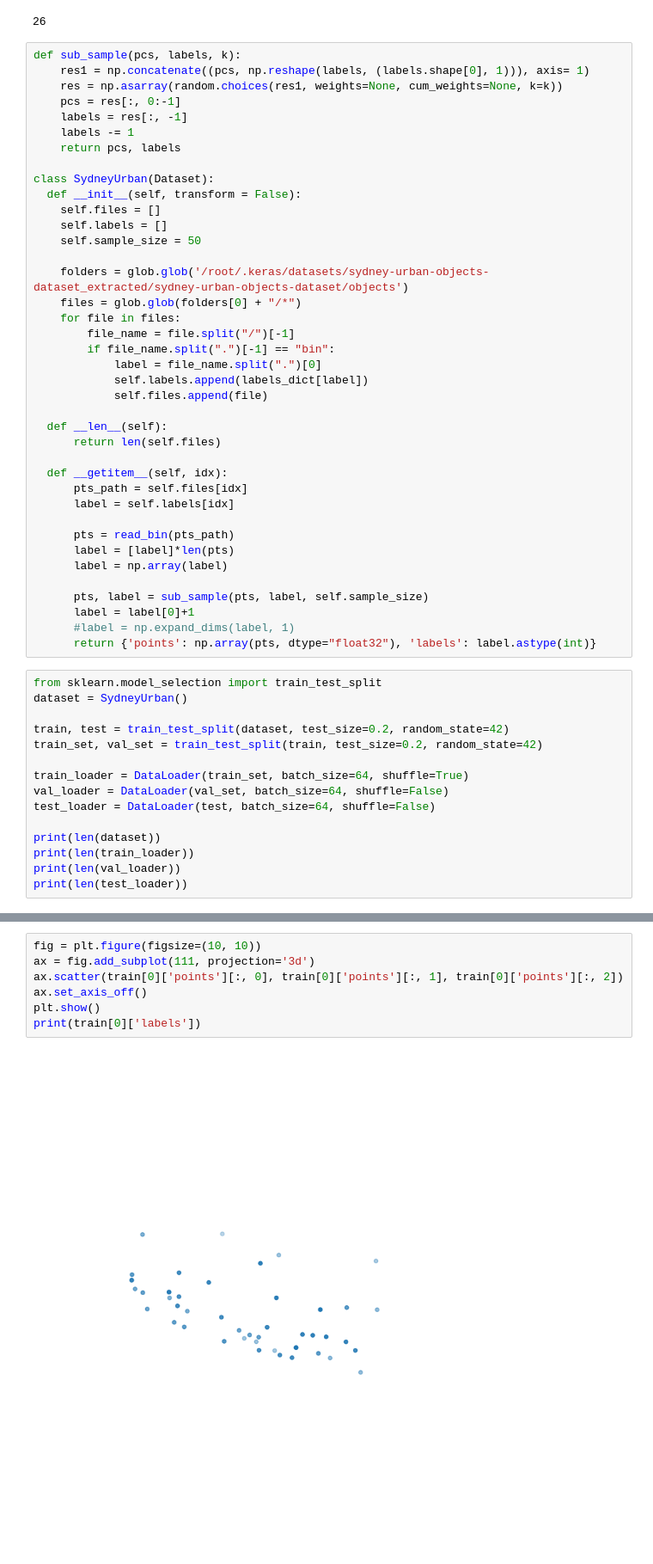
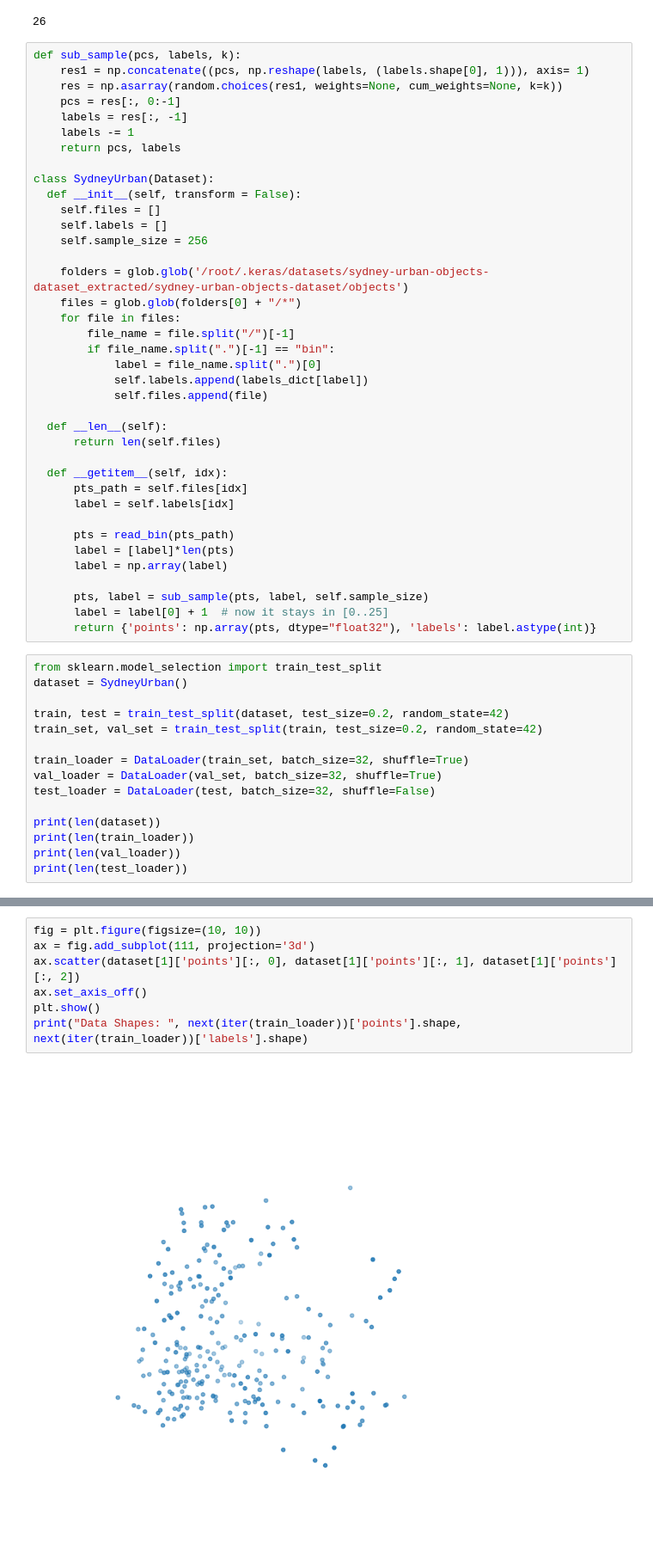
Before and after one commit to Qintao-Zhang/1508Project, a Jupyter notebook: PointNet.ipynb, the cells around one changed output, grey strips where cells are left out. Shown at 86% size. Saved outputs shown, nothing was run; the diff lists cells and outputs as text.

Commit message:
add pointnet

```diff
--- a/PointNet.ipynb
+++ b/PointNet.ipynb
@@ -117,7 +113,7 @@ class SydneyUrban(Dataset):
   def __init__(self, transform = False):
     self.files = []
     self.labels = []
-    self.sample_size = 50
+    self.sample_size = 256
 
     folders = glob.glob('/root/.keras/datasets/sydney-urban-objects-dataset_extracted/sydney-urban-objects-dataset/objects')
     files = glob.glob(folders[0] + "/*")
@@ -140,8 +136,7 @@ class SydneyUrban(Dataset):
       label = np.array(label)
 
       pts, label = sub_sample(pts, label, self.sample_size)
-      label = label[0]+1
-      #label = np.expand_dims(label, 1)
+      label = label[0] + 1  # now it stays in [0..25]
       return {'points': np.array(pts, dtype="float32"), 'labels': label.astype(int)}
 # %%
 from sklearn.model_selection import train_test_split
@@ -150,9 +145,9 @@ dataset = SydneyUrban()
 train, test = train_test_split(dataset, test_size=0.2, random_state=42)
 train_set, val_set = train_test_split(train, test_size=0.2, random_state=42)
 
-train_loader = DataLoader(train_set, batch_size=64, shuffle=True)
-val_loader = DataLoader(val_set, batch_size=64, shuffle=False)
-test_loader = DataLoader(test, batch_size=64, shuffle=False)
+train_loader = DataLoader(train_set, batch_size=32, shuffle=True)
+val_loader = DataLoader(val_set, batch_size=32, shuffle=True)
+test_loader = DataLoader(test, batch_size=32, shuffle=False)
 
 print(len(dataset))
 print(len(train_loader))
@@ -166,9 +161,9 @@ print(len(test_loader))
 # %%
 fig = plt.figure(figsize=(10, 10))
 ax = fig.add_subplot(111, projection='3d')
-ax.scatter(train[0]['points'][:, 0], train[0]['points'][:, 1], train[0]['points'][:, 2])
+ax.scatter(dataset[1]['points'][:, 0], dataset[1]['points'][:, 1], dataset[1]['points'][:, 2])
 ax.set_axis_off()
 plt.show()
-print(train[0]['labels'])
+print("Data Shapes: ", next(iter(train_loader))['points'].shape, next(iter(train_loader))['labels'].shape)
 # %% [output]
-[figure, old version]
+[figure, new version]
```
Also changed, not shown: parts of 12 cells of this notebook.
